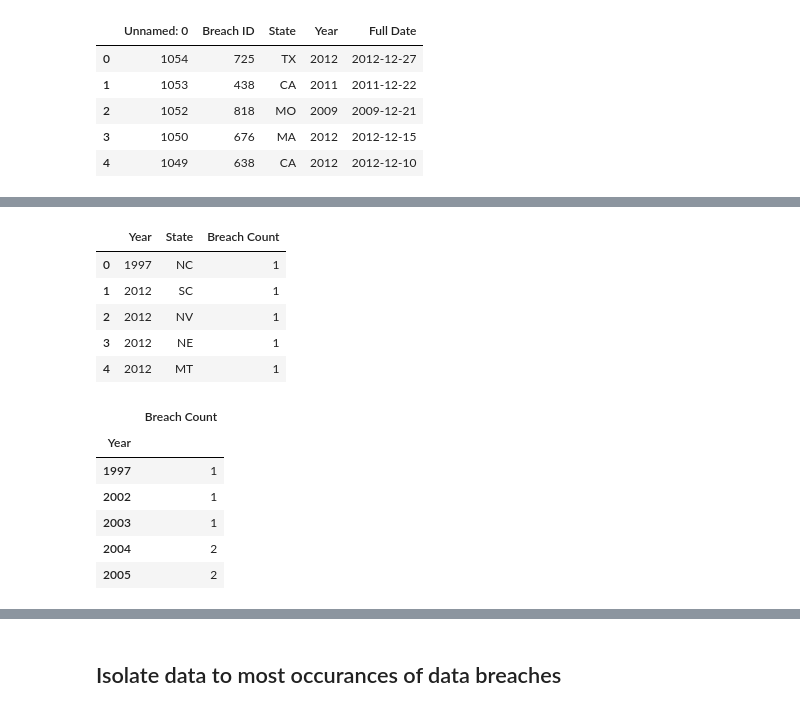
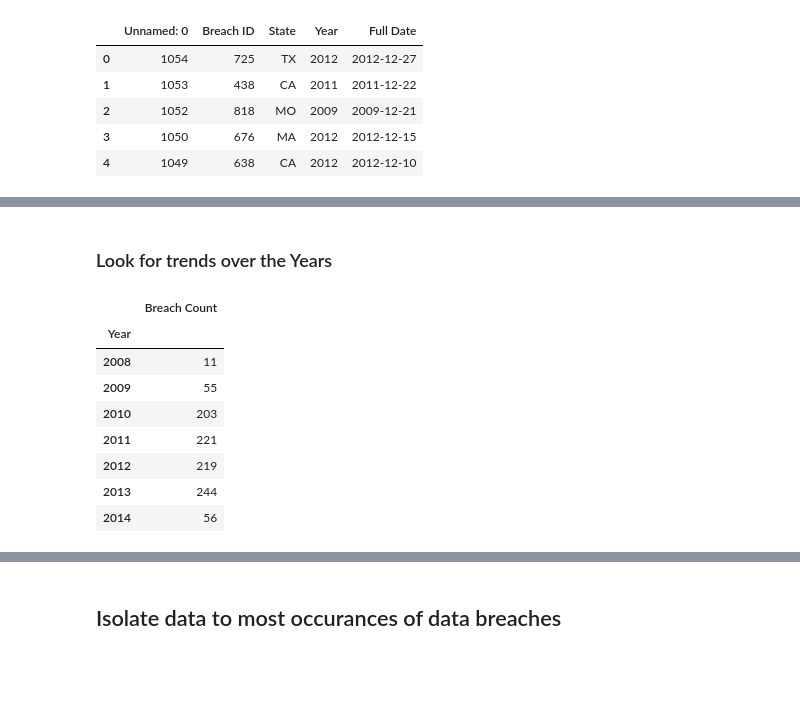
Before and after one commit to eglulu6/Project_1_Team_Platypus, a Jupyter notebook: data_slicing-Copy1.ipynb, the cells around one changed output, grey strips where cells are left out. Cells and saved outputs as stored; diff of their text form; code cells hidden in the pictures; blank space fills up the shorter version.

```diff
--- a/data_slicing-Copy1.ipynb
+++ b/data_slicing-Copy1.ipynb
@@ -20,7 +26,7 @@ cyber_data.head()
 | 4 | 1049 | 638 | CA | 2012 | 2012-12-10 |
 # %%
 # drop unneeded column
-cyber_data = cyber_data.drop(['Unnamed: 0'], axis=1)
+# cyber_data = cyber_data.drop(['Unnamed: 0'], axis=1)
 
 # add month column
 cyber_data['Month'] = pd.DatetimeIndex(cyber_data['Full Date']).month
@@ -101,27 +90,20 @@ state_breach_count[state_breach_count['Breach ID']==st_breach_min]
-# %%
-# group data by state , month, year to define datat for plot over time
-state_yr_breach = cyber_data.groupby(['Year','State'])['Breach ID'].count().sort_values()
-state_yr_breach = pd.DataFrame(state_yr_breach.reset_index())
-state_yr_breach.columns = ['Year', 'State', 'Breach Count']
-state_yr_breach.head()
-# %% [output]
-|  | Year | State | Breach Count |
-| 0 | 1997 | NC | 1 |
-| 1 | 2012 | SC | 1 |
-| 2 | 2012 | NV | 1 |
-| 3 | 2012 | NE | 1 |
-| 4 | 2012 | MT | 1 |
+# %% [markdown]
+### Look for trends over the Years
 # %%
-cyber_data['Year'].sort_values(ascending=False)
+# DF of breach counts by YR
+# remove Years with very little data
+cyber_data = cyber_data[cyber_data['Year']>2007]
 yr_breach_count = pd.DataFrame(cyber_data.groupby(['Year'])['Breach ID'].count())
 yr_breach_count = yr_breach_count.rename(columns={'Breach ID': 'Breach Count'})
-yr_breach_count.reset_index()
-yr_breach_count.head()
+yr_breach_count.reset_index().sort_values('Breach Count',ascending=True).head()
+yr_breach_count
 # %% [output]
 |  | Breach Count |
 | Year |  |
-| 1997 | 1 |
-| 2002 | 1 |
-| 2003 | 1 |
-| 2004 | 2 |
-| 2005 | 2 |
+| 2008 | 11 |
+| 2009 | 55 |
+| 2010 | 203 |
+| 2011 | 221 |
+| 2012 | 219 |
+| 2013 | 244 |
+| 2014 | 56 |
```
Also changed, not shown: parts of 58 cells of this notebook, 6 other files.
